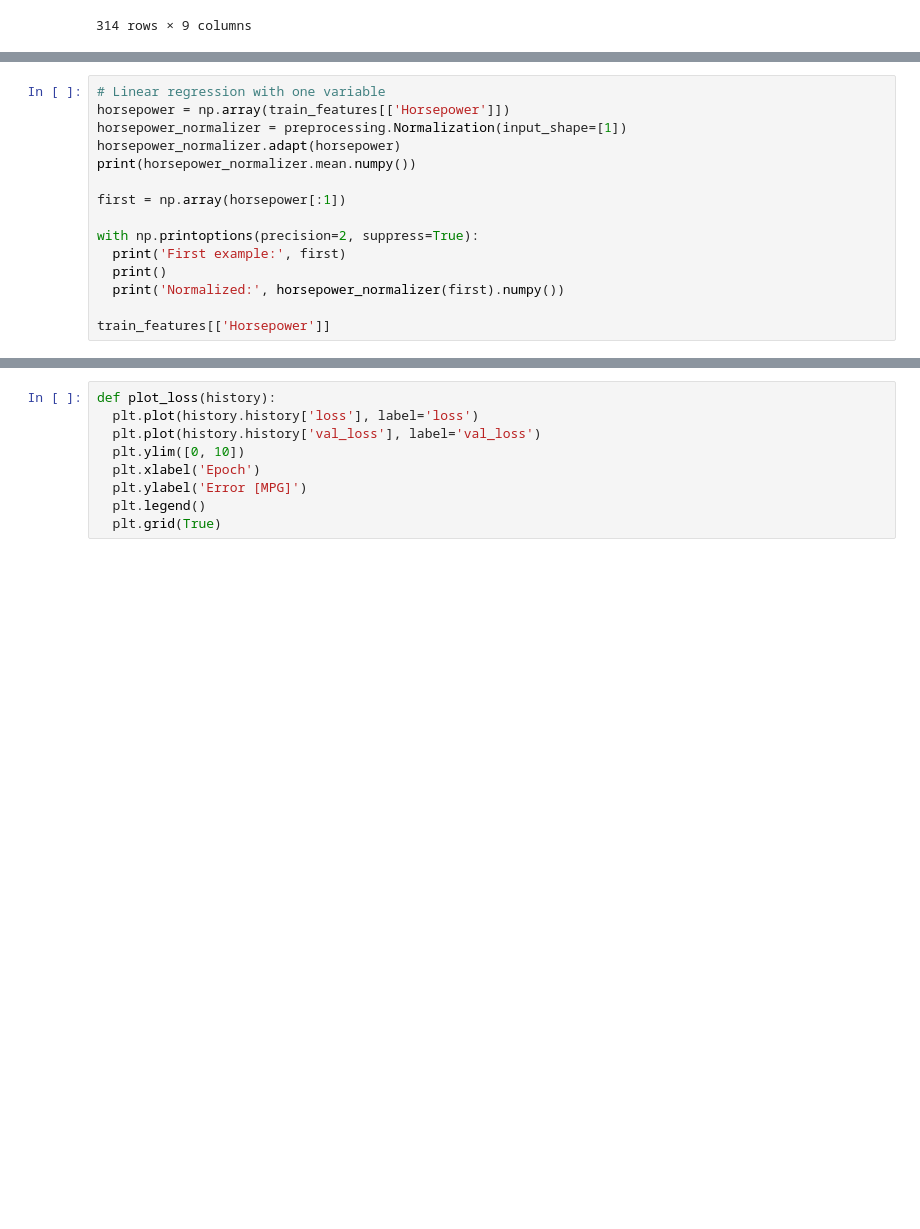
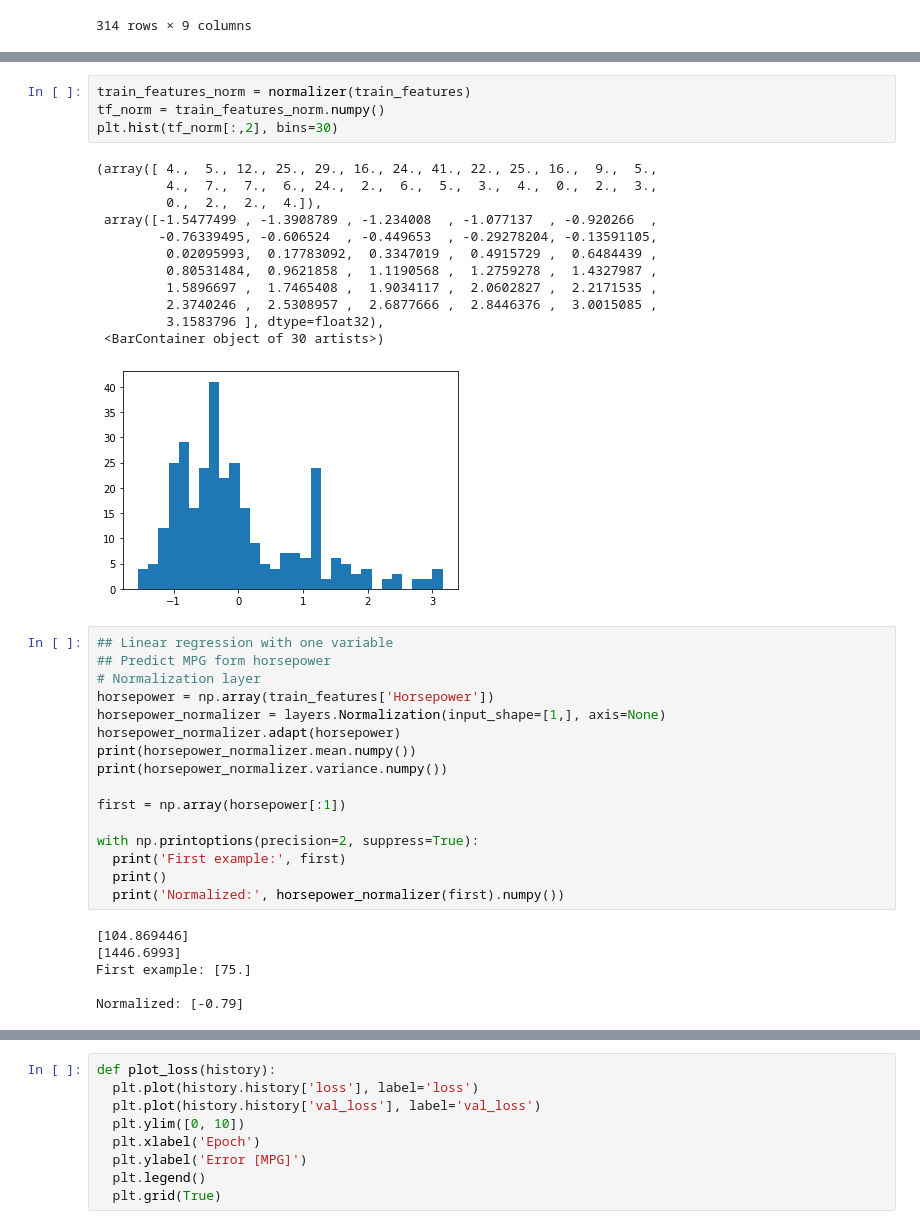
Before and after one commit to joadiazcr/thesis, a Jupyter notebook: HOM_FAST/ML/ML_Examples.ipynb, the cells around one changed output, grey strips where cells are left out. Cells and saved outputs as stored; diff of their text form; blank space fills up the shorter version.

```diff
--- a/HOM_FAST/ML/ML_Examples.ipynb
+++ b/HOM_FAST/ML/ML_Examples.ipynb
@@ -232,9 +240,29 @@ Normalized: [[-0.87 -1.01 -0.79 -1.03 -0.38 -0.52 -0.47 -0.5   0.78]]
+# %%
+train_features_norm = normalizer(train_features)
+tf_norm = train_features_norm.numpy()
+plt.hist(tf_norm[:,2], bins=30)
+# %% [output]
+(array([ 4.,  5., 12., 25., 29., 16., 24., 41., 22., 25., 16.,  9.,  5.,
+         4.,  7.,  7.,  6., 24.,  2.,  6.,  5.,  3.,  4.,  0.,  2.,  3.,
+         0.,  2.,  2.,  4.]),
+ array([-1.5477499 , -1.3908789 , -1.234008  , -1.077137  , -0.920266  ,
+        -0.76339495, -0.606524  , -0.449653  , -0.29278204, -0.13591105,
+         0.02095993,  0.17783092,  0.3347019 ,  0.4915729 ,  0.6484439 ,
+         0.80531484,  0.9621858 ,  1.1190568 ,  1.2759278 ,  1.4327987 ,
+         1.5896697 ,  1.7465408 ,  1.9034117 ,  2.0602827 ,  2.2171535 ,
+         2.3740246 ,  2.5308957 ,  2.6877666 ,  2.8446376 ,  3.0015085 ,
+         3.1583796 ], dtype=float32),
+ <BarContainer object of 30 artists>)
+[figure, added]
 # %%
-# Linear regression with one variable
-horsepower = np.array(train_features[['Horsepower']])
-horsepower_normalizer = preprocessing.Normalization(input_shape=[1])
+## Linear regression with one variable
+## Predict MPG form horsepower
+# Normalization layer
+horsepower = np.array(train_features['Horsepower'])
+horsepower_normalizer = layers.Normalization(input_shape=[1,], axis=None)
 horsepower_normalizer.adapt(horsepower)
 print(horsepower_normalizer.mean.numpy())
+print(horsepower_normalizer.variance.numpy())
 
 first = np.array(horsepower[:1])
 
@@ -242,6 +270,10 @@ with np.printoptions(precision=2, suppress=True):
   print('First example:', first)
   print()
   print('Normalized:', horsepower_normalizer(first).numpy())
-
-train_features[['Horsepower']]
+# %% [output]
+[104.869446]
+[1446.6993]
+First example: [75.]
+
+Normalized: [-0.79]
 # %%
```
Also changed, not shown: parts of 42 cells of this notebook.
